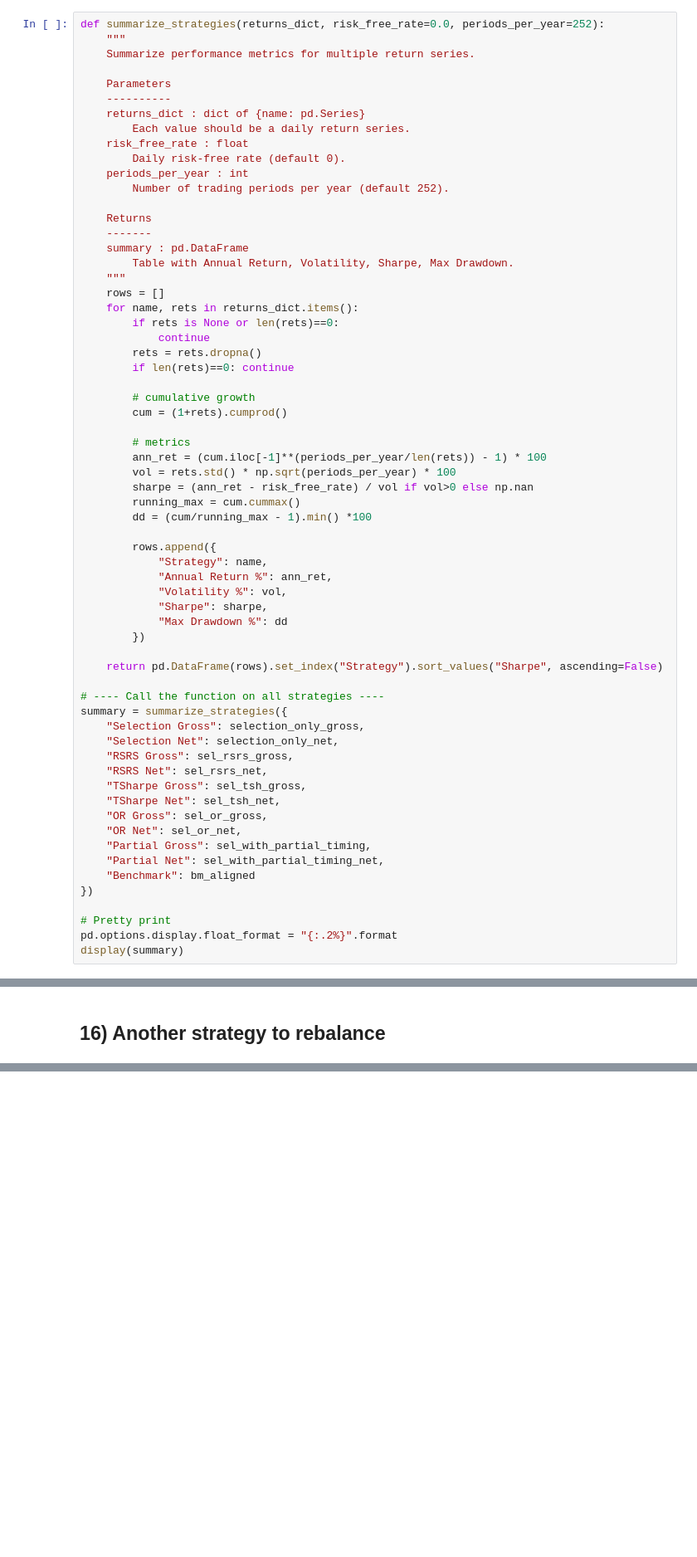
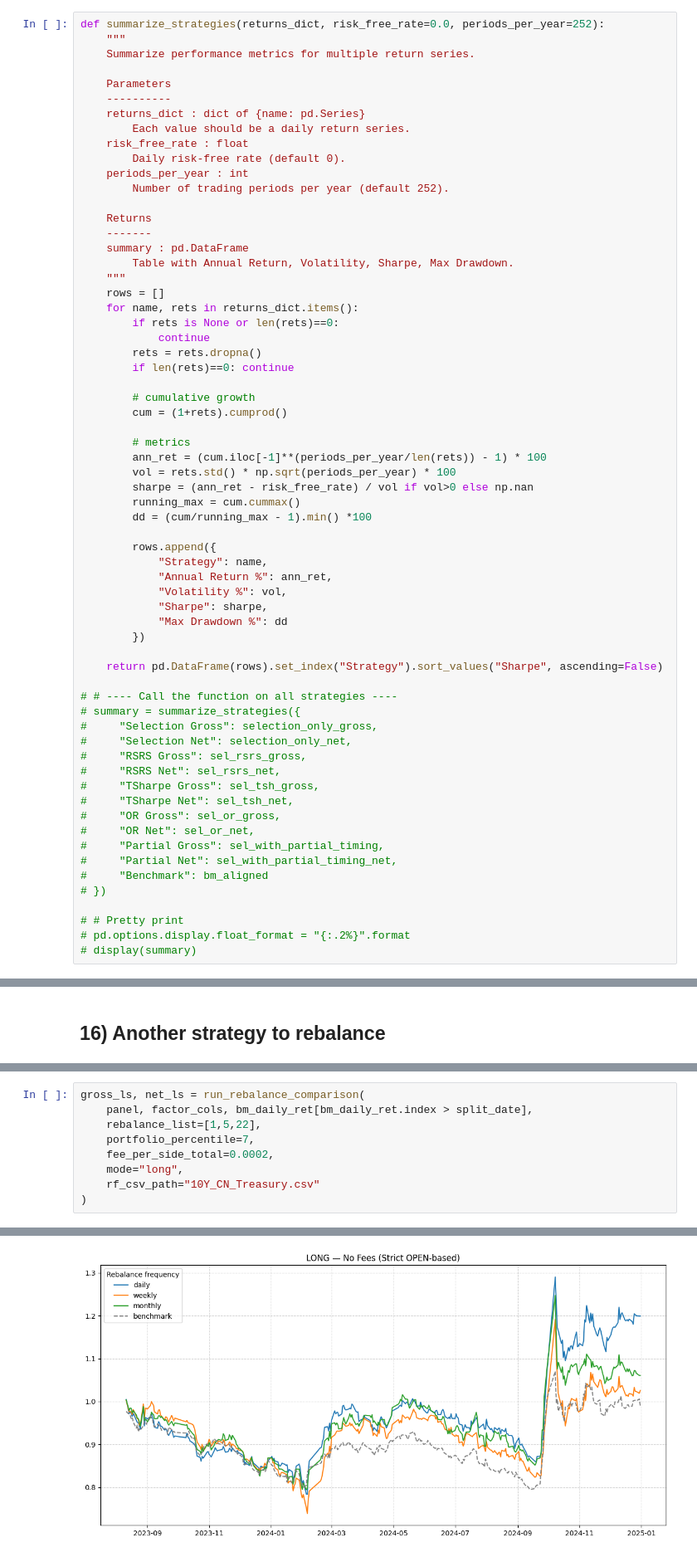
Before and after one commit to Kda648295104/CodeCrunch, a Jupyter notebook: CSI300/hs300_xgb_rsrs_tsharpe_clean_explained_reb_period.ipynb, the cells around one changed output, grey strips where cells are left out. Shown at 83% size. Cells and saved outputs as stored; diff of their text form; blank space fills up the shorter version.

```diff
--- a/CSI300/hs300_xgb_rsrs_tsharpe_clean_explained_reb_period.ipynb
+++ b/CSI300/hs300_xgb_rsrs_tsharpe_clean_explained_reb_period.ipynb
@@ -651,21 +651,21 @@ def summarize_strategies(returns_dict, risk_free_rate=0.0, periods_per_year=252)
 
     return pd.DataFrame(rows).set_index("Strategy").sort_values("Sharpe", ascending=False)
 
-# ---- Call the function on all strategies ----
-summary = summarize_strategies({
-    "Selection Gross": selection_only_gross,
-    "Selection Net": selection_only_net,
-    "RSRS Gross": sel_rsrs_gross,
-    "RSRS Net": sel_rsrs_net,
-    "TSharpe Gross": sel_tsh_gross,
-    "TSharpe Net": sel_tsh_net,
-    "OR Gross": sel_or_gross,
-    "OR Net": sel_or_net,
-    "Partial Gross": sel_with_partial_timing,
-    "Partial Net": sel_with_partial_timing_net,
-    "Benchmark": bm_aligned
-})
+# # ---- Call the function on all strategies ----
+# summary = summarize_strategies({
+#     "Selection Gross": selection_only_gross,
+#     "Selection Net": selection_only_net,
+#     "RSRS Gross": sel_rsrs_gross,
+#     "RSRS Net": sel_rsrs_net,
+#     "TSharpe Gross": sel_tsh_gross,
+#     "TSharpe Net": sel_tsh_net,
+#     "OR Gross": sel_or_gross,
+#     "OR Net": sel_or_net,
+#     "Partial Gross": sel_with_partial_timing,
+#     "Partial Net": sel_with_partial_timing_net,
+#     "Benchmark": bm_aligned
+# })
 
-# Pretty print
-pd.options.display.float_format = "{:.2%}".format
-display(summary)
+# # Pretty print
+# pd.options.display.float_format = "{:.2%}".format
+# display(summary)
@@ -1462,0 +1361,10 @@ import numpy as npimport pandas as pdimport matplotlib.pyplot as pltimport matpl
+# %%
+gross_ls, net_ls = run_rebalance_comparison(
+    panel, factor_cols, bm_daily_ret[bm_daily_ret.index > split_date],
+    rebalance_list=[1,5,22],
+    portfolio_percentile=7,
+    fee_per_side_total=0.0002,
+    mode="long",
+    rf_csv_path="10Y_CN_Treasury.csv"
+)
+# %% [output]
@@ -1462,0 +1380 @@ import numpy as npimport pandas as pdimport matplotlib.pyplot as pltimport matpl
+[figure, added]
```
Also changed, not shown: parts of 18 cells of this notebook.
